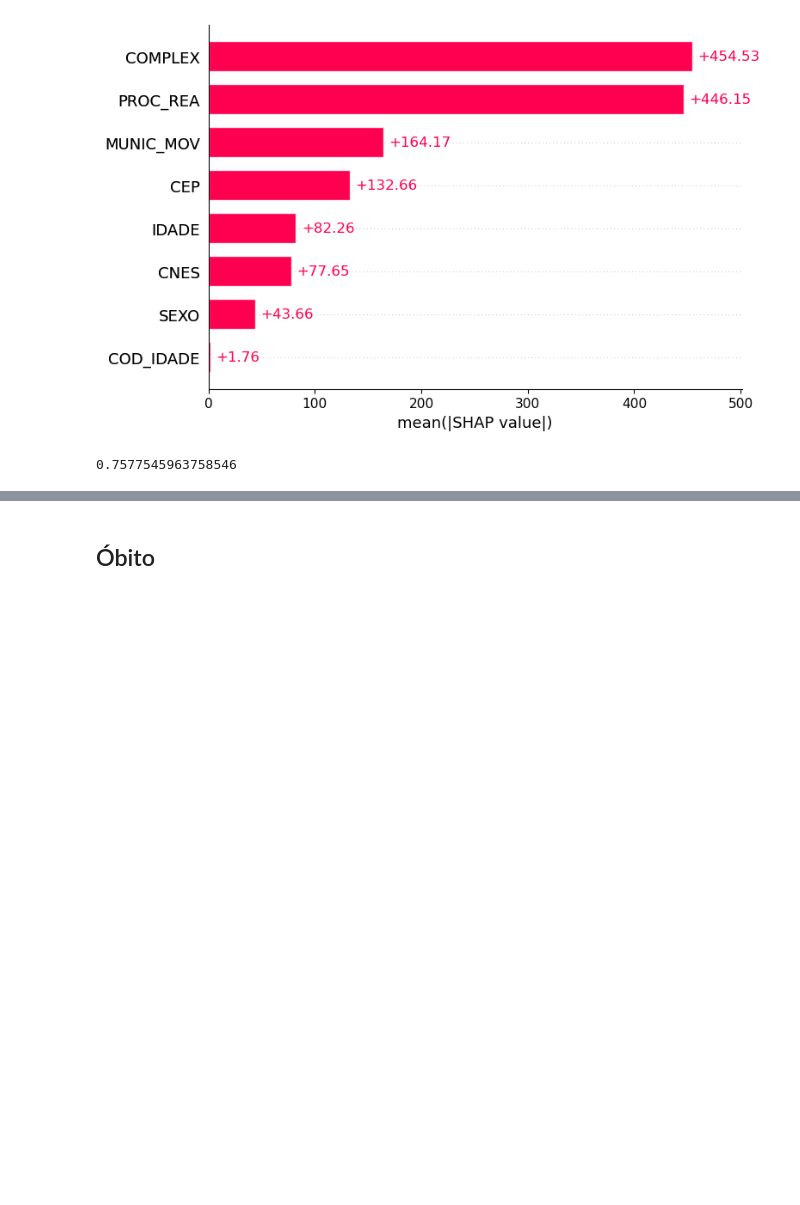
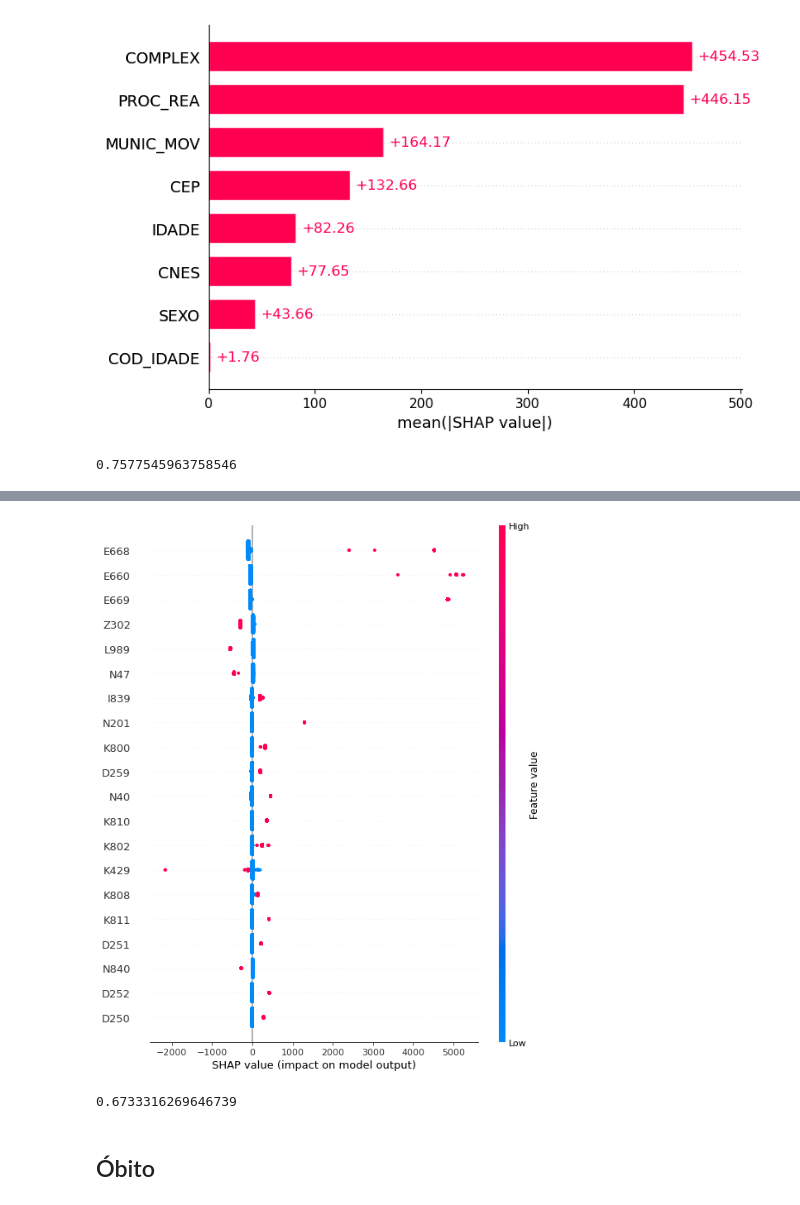
Before and after one commit to isabelcgomes/DadosMedicos, a Jupyter notebook: Definitivo.ipynb, the cells around one changed output, grey strips where cells are left out. Saved outputs shown, nothing was run; the diff lists cells and outputs as text; code cells hidden in the pictures; blank space fills up the shorter version.

```diff
--- a/Definitivo.ipynb
+++ b/Definitivo.ipynb
@@ -347,3 +355,11 @@ shap.plots.bar(shap_values)
+# %%
+shap.summary_plot(shap_values, dummies_test)
+# %% [output]
+[figure, added]
+# %%
+sum(data.DIAGPRINC.value_counts().head(50))/sum(data.DIAGPRINC.value_counts())
+# %% [output]
+0.6733316269646739
 # %% [markdown]
 ## Óbito
 # %%
```
Also changed, not shown: parts of 8 cells of this notebook, 3 other files.
